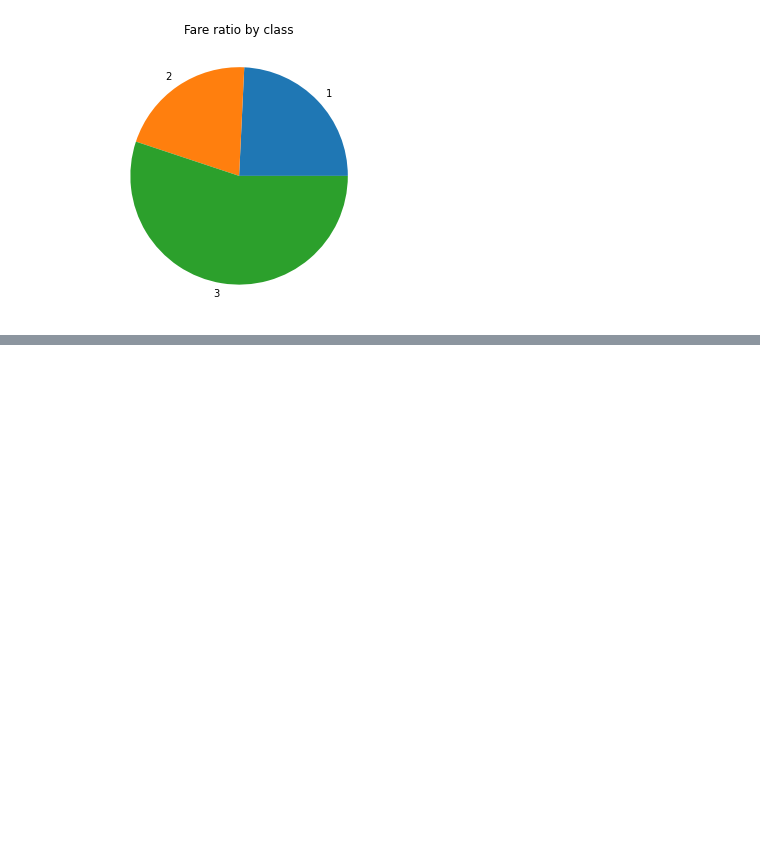
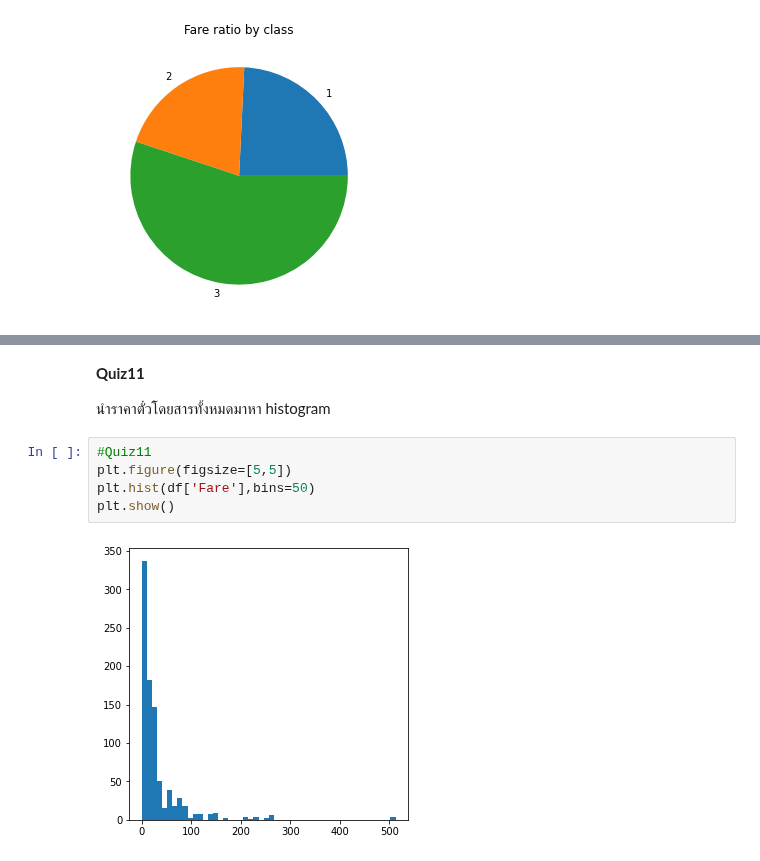
Before and after one commit to deen666/Homework_DataCamp2, a Jupyter notebook: Matplotlib/Matplotlib.ipynb, the cells around one changed output, grey strips where cells are left out. Saved outputs shown, nothing was run; the diff lists cells and outputs as text; blank space fills up the shorter version.

```diff
--- a/Matplotlib/Matplotlib.ipynb
+++ b/Matplotlib/Matplotlib.ipynb
@@ -212,0 +253,11 @@ plt.show()
+# %% [markdown]
+**Quiz11**
+
+นำราคาตั๋วโดยสารทั้งหมดมาหา histogram
+# %%
+#Quiz11
+plt.figure(figsize=[5,5])
+plt.hist(df['Fare'],bins=50)
+plt.show()
+# %% [output]
+[figure, added]
```
Also changed, not shown: parts of 14 cells of this notebook.
